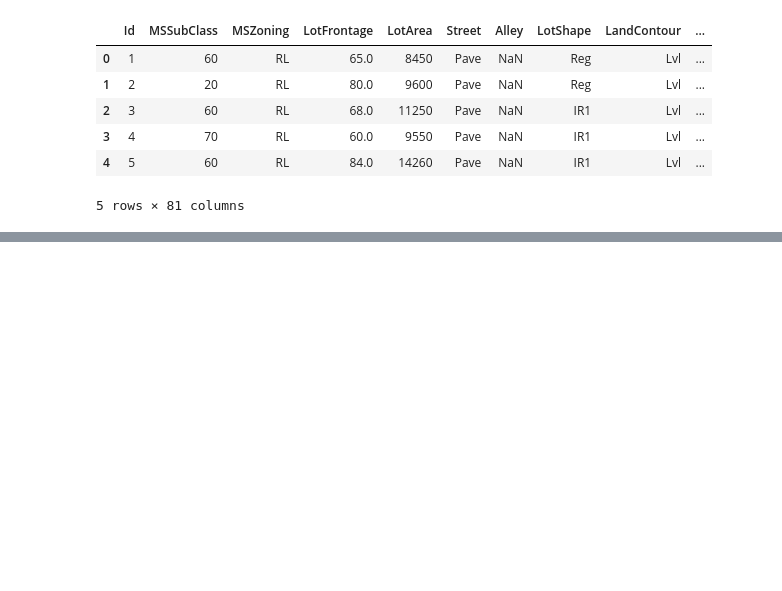
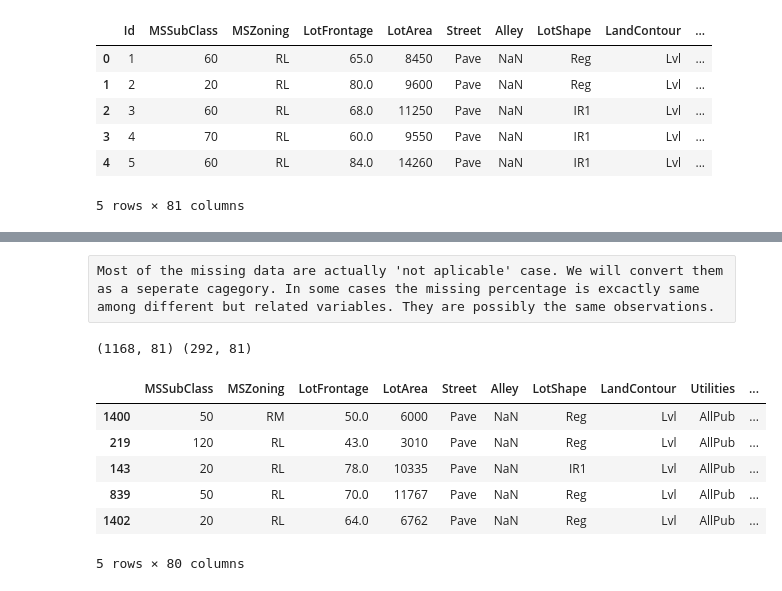
Before and after one commit to parthapbn/PythonProjects, a Jupyter notebook: ML_Kaggle/House_Price/housePrice.ipynb, the cells around one changed output, grey strips where cells are left out. Drawn from its saved outputs; the diff is of its cells as text; code cells hidden in the pictures; blank space fills up the shorter version.

```diff
--- a/ML_Kaggle/House_Price/housePrice.ipynb
+++ b/ML_Kaggle/House_Price/housePrice.ipynb
@@ -312,0 +103,2 @@ housingData.iloc[:, list(range(1,10))]
+# %% [raw]
+Most of the missing data are actually 'not aplicable' case. We will convert them as a seperate cagegory. In some cases the missing percentage is excactly same among different but related variables. They are possibly the same observations.
@@ -312,0 +111,4 @@ housingData.iloc[:, list(range(1,10))]
+# %%
+print(trainHousing.shape, testHousing.shape)
+# %% [output]
+(1168, 81) (292, 81)
@@ -312,0 +122,10 @@ housingData.iloc[:, list(range(1,10))]
+# %%
+housingData.head()
+# %% [output]
+|  | MSSubClass | MSZoning | LotFrontage | LotArea | Street | Alley | LotShape | LandContour | Utilities | ... |
+| 1400 | 50 | RM | 50.0 | 6000 | Pave | NaN | Reg | Lvl | AllPub | ... |
+| 219 | 120 | RL | 43.0 | 3010 | Pave | NaN | Reg | Lvl | AllPub | ... |
+| 143 | 20 | RL | 78.0 | 10335 | Pave | NaN | IR1 | Lvl | AllPub | ... |
+| 839 | 50 | RL | 70.0 | 11767 | Pave | NaN | Reg | Lvl | AllPub | ... |
+| 1402 | 20 | RL | 64.0 | 6762 | Pave | NaN | Reg | Lvl | AllPub | ... |
+5 rows × 80 columns
```
Also changed, not shown: parts of 49 cells of this notebook.
